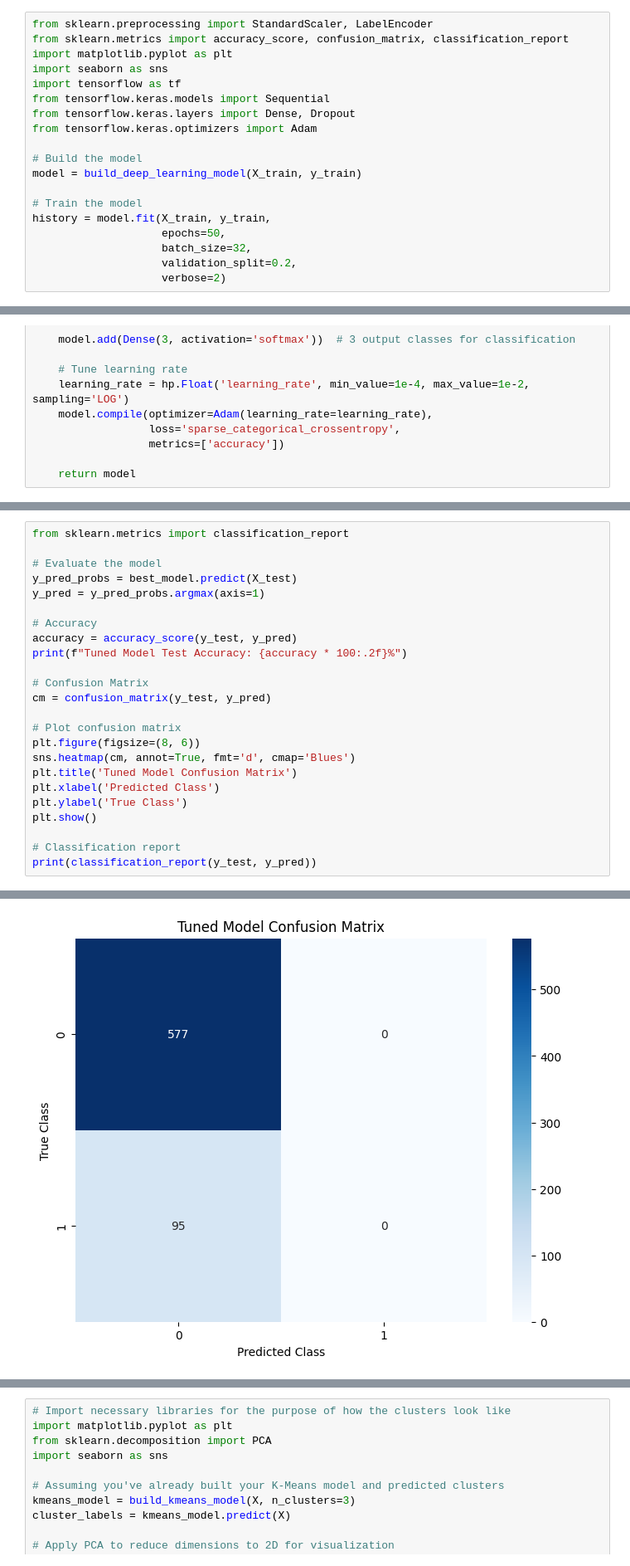
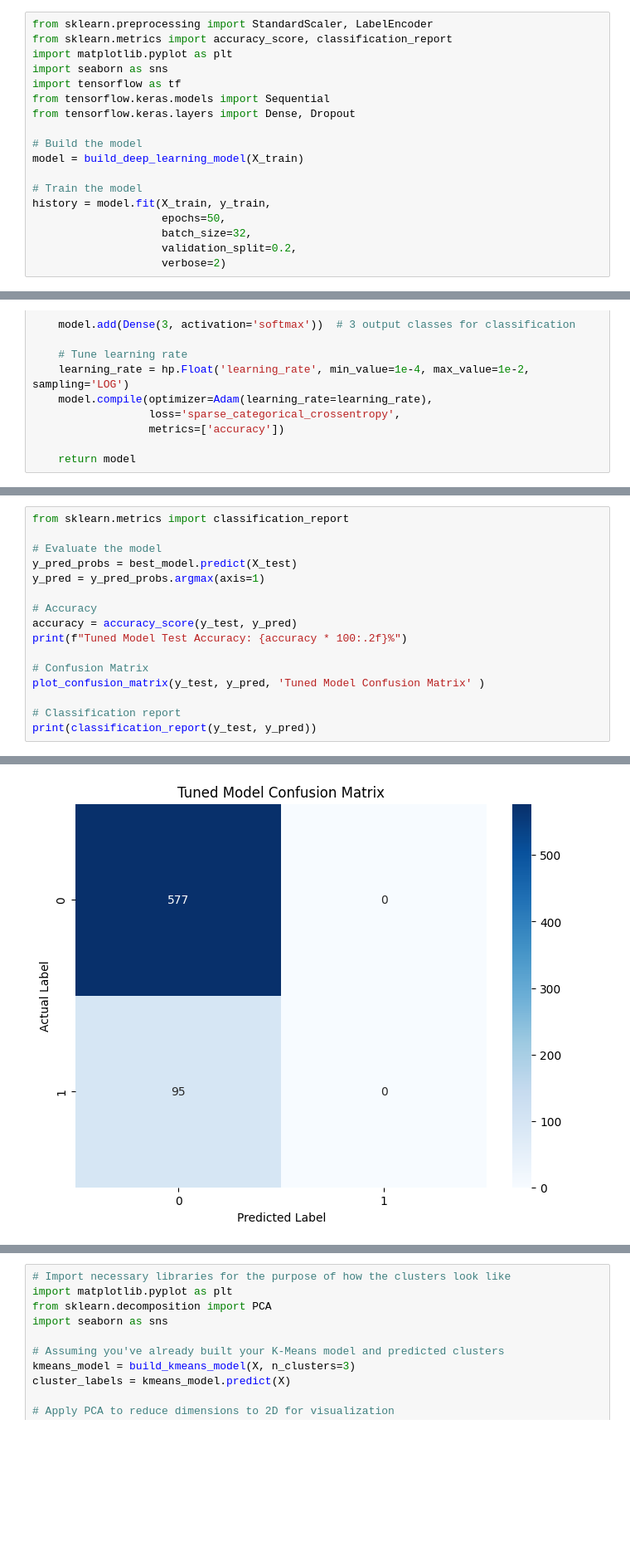
Before and after one commit to Foumiavk/customer-segmentation, a Jupyter notebook: jupyter_notebooks/customer_segmentation_main.ipynb, the cells around one changed output, grey strips where cells are left out. Shown at 83% size. Cells and saved outputs as stored; diff of their text form; blank space fills up the shorter version.

```diff
--- a/jupyter_notebooks/customer_segmentation_main.ipynb
+++ b/jupyter_notebooks/customer_segmentation_main.ipynb
@@ -175,16 +166,15 @@ Davies-Bouldin Index: 0.952444311163655
 5 rows × 26 columns
 # %%
 from sklearn.preprocessing import StandardScaler, LabelEncoder
-from sklearn.metrics import accuracy_score, confusion_matrix, classification_report
+from sklearn.metrics import accuracy_score, classification_report
 import matplotlib.pyplot as plt
 import seaborn as sns
 import tensorflow as tf
 from tensorflow.keras.models import Sequential
 from tensorflow.keras.layers import Dense, Dropout
-from tensorflow.keras.optimizers import Adam
 
 # Build the model
-model = build_deep_learning_model(X_train, y_train)
+model = build_deep_learning_model(X_train)
 
 # Train the model
 history = model.fit(X_train, y_train,
@@ -349,15 +335,7 @@ accuracy = accuracy_score(y_test, y_pred)
 print(f"Tuned Model Test Accuracy: {accuracy * 100:.2f}%")
 
 # Confusion Matrix
-cm = confusion_matrix(y_test, y_pred)
-
-# Plot confusion matrix
-plt.figure(figsize=(8, 6))
-sns.heatmap(cm, annot=True, fmt='d', cmap='Blues')
-plt.title('Tuned Model Confusion Matrix')
-plt.xlabel('Predicted Class')
-plt.ylabel('True Class')
-plt.show()
+plot_confusion_matrix(y_test, y_pred, 'Tuned Model Confusion Matrix' )
 
 # Classification report
 print(classification_report(y_test, y_pred))
@@ -366,5 +344,5 @@ print(classification_report(y_test, y_pred))
 Tuned Model Test Accuracy: 85.86%
-[figure, old version]
+[figure, new version]
               precision    recall  f1-score   support
 
            0       0.86      1.00      0.92       577
```
Also changed, not shown: parts of 7 cells of this notebook, 5 other files.
